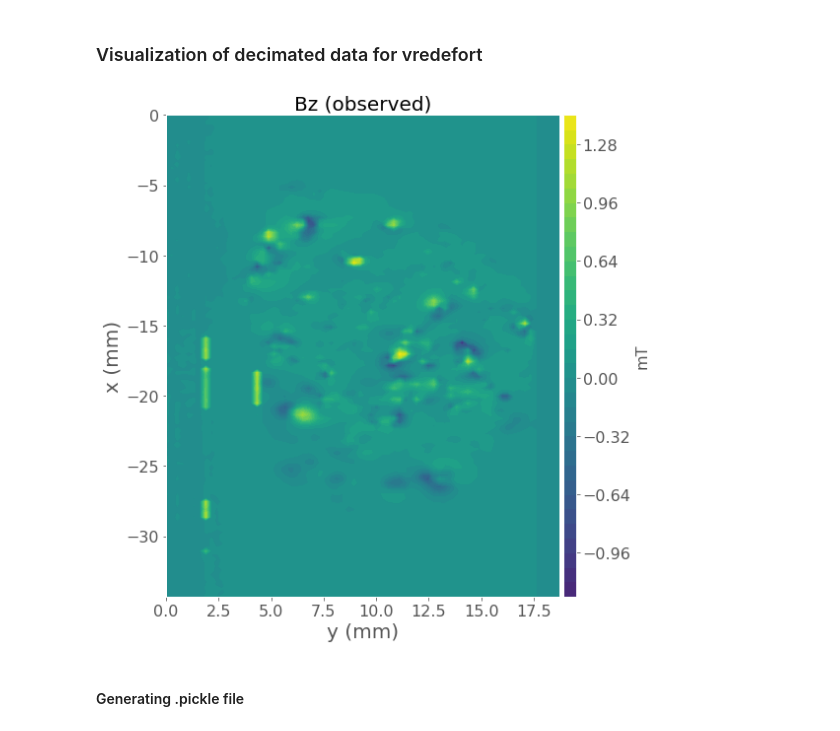
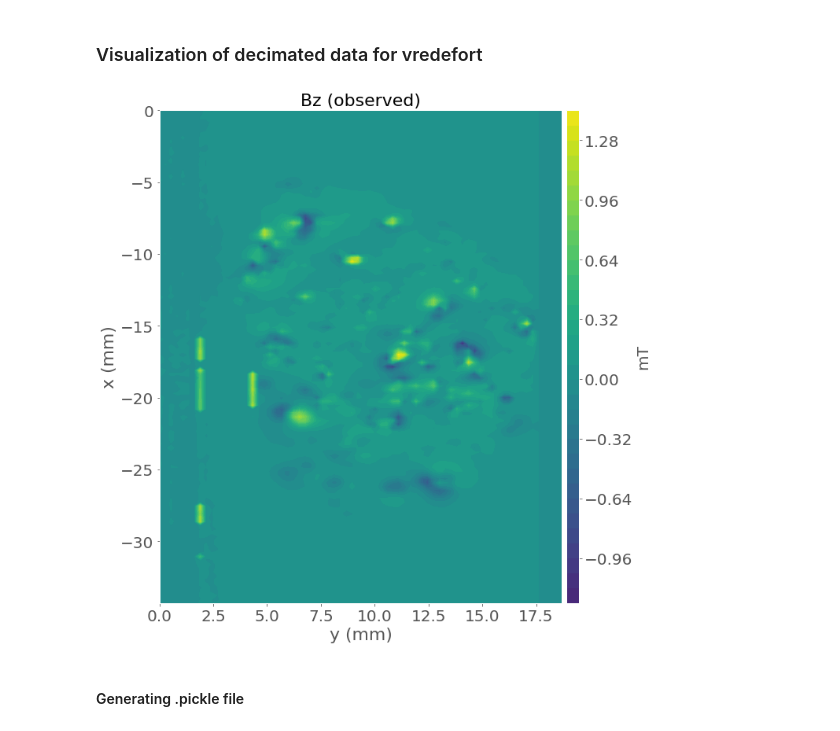
Before and after one commit to andrelreis/tese, a Jupyter notebook: codes/mag_vec_calculation/tocantins_sample_data/tocantins_data_plot.ipynb, the cells around one changed output. Drawn from its saved outputs; the diff is of its cells as text; code cells hidden in the pictures.

```diff
--- a/codes/mag_vec_calculation/tocantins_sample_data/tocantins_data_plot.ipynb
+++ b/codes/mag_vec_calculation/tocantins_sample_data/tocantins_data_plot.ipynb
@@ -143,32 +143,32 @@ Xd = xd.reshape(data_set['shape_decimated'])
 # %% [markdown]
 ### Visualization of decimated data for vredefort
 # %%
-title_font = 20
-bottom_font = 16
+title_font = 22
+bottom_font = 20
 saturation_factor = 1.
 plt.close('all')
-plt.figure(figsize=(8,8), tight_layout=True)
+plt.figure(figsize=(10,10), tight_layout=True)
 
 plt.xlabel('y (mm)', fontsize = title_font)
 plt.ylabel('x (mm)', fontsize = title_font)
 plt.title('Bz (observed)', fontsize=title_font)
 plt.contourf(1e-3*Yd.reshape(data_set['shape_decimated']),
              1e-3*Xd.reshape(data_set['shape_decimated']),
              data_set['obs_decimated'],40,cmap='viridis',vmin=-1.5,vmax=1.5)
 plt.tick_params(axis='both', which='major', labelsize=bottom_font)
 cb = plt.colorbar(pad=0.01, aspect=40, shrink=1.0)
 cb.set_label('mT',size=bottom_font)
 cb.ax.tick_params(labelsize=bottom_font)
 
 
 file_name = 'figs/toc_data_decimated_bz'
 plt.savefig(file_name+'.png',dpi=200)
 saved_files.append(file_name+'.png')
 
 
 plt.show()
 # %% [output]
-[figure, old version]
+[figure, new version]
 # %% [markdown]
 #### Generating .pickle file
 # %%
```
Also changed, not shown: parts of 1 cell of this notebook, 24 other files.
